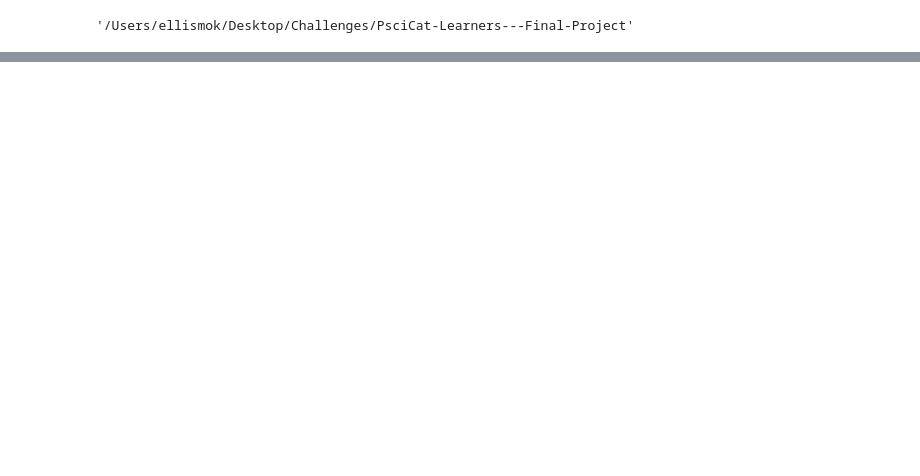
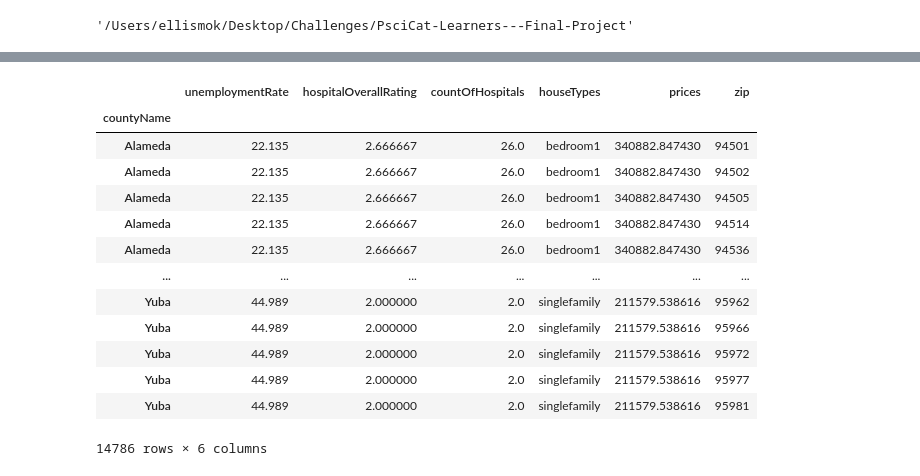
Before and after one commit to kfmatovic716/CA-HOME-PRICE-PREDICTIONS---Final-Project, a Jupyter notebook: cleaning_data_wrbk/merged_all.ipynb, the cells around one changed output, grey strips where cells are left out. Saved outputs shown, nothing was run; the diff lists cells and outputs as text; code cells hidden in the pictures; blank space fills up the shorter version.

```diff
--- a/cleaning_data_wrbk/merged_all.ipynb
+++ b/cleaning_data_wrbk/merged_all.ipynb
@@ -223,0 +155,19 @@ d
+# %%
+# Fill 0 for all NaN for countOfHospital and hospitalOverallRating
+e = d.fillna(0)
+e
+# %% [output]
+|  | unemploymentRate | hospitalOverallRating | countOfHospitals | houseTypes | prices | zip |
+| countyName |  |  |  |  |  |  |
+| Alameda | 22.135 | 2.666667 | 26.0 | bedroom1 | 340882.847430 | 94501 |
+| Alameda | 22.135 | 2.666667 | 26.0 | bedroom1 | 340882.847430 | 94502 |
+| Alameda | 22.135 | 2.666667 | 26.0 | bedroom1 | 340882.847430 | 94505 |
+| Alameda | 22.135 | 2.666667 | 26.0 | bedroom1 | 340882.847430 | 94514 |
+| Alameda | 22.135 | 2.666667 | 26.0 | bedroom1 | 340882.847430 | 94536 |
+| ... | ... | ... | ... | ... | ... | ... |
+| Yuba | 44.989 | 2.000000 | 2.0 | singlefamily | 211579.538616 | 95962 |
+| Yuba | 44.989 | 2.000000 | 2.0 | singlefamily | 211579.538616 | 95966 |
+| Yuba | 44.989 | 2.000000 | 2.0 | singlefamily | 211579.538616 | 95972 |
+| Yuba | 44.989 | 2.000000 | 2.0 | singlefamily | 211579.538616 | 95977 |
+| Yuba | 44.989 | 2.000000 | 2.0 | singlefamily | 211579.538616 | 95981 |
+14786 rows × 6 columns
```
Also changed, not shown: parts of 15 cells of this notebook, 4 other files.
